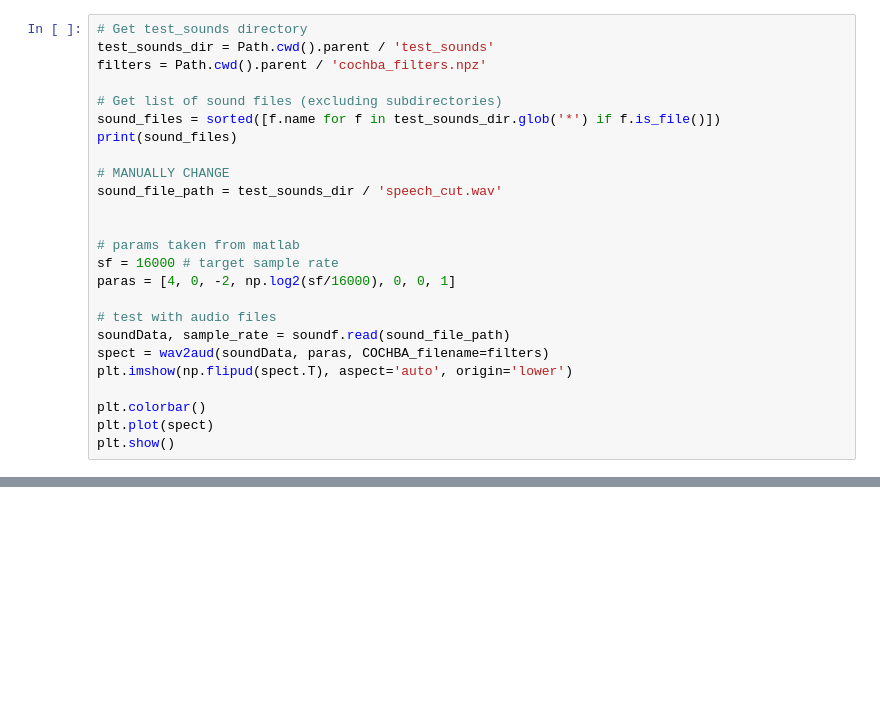
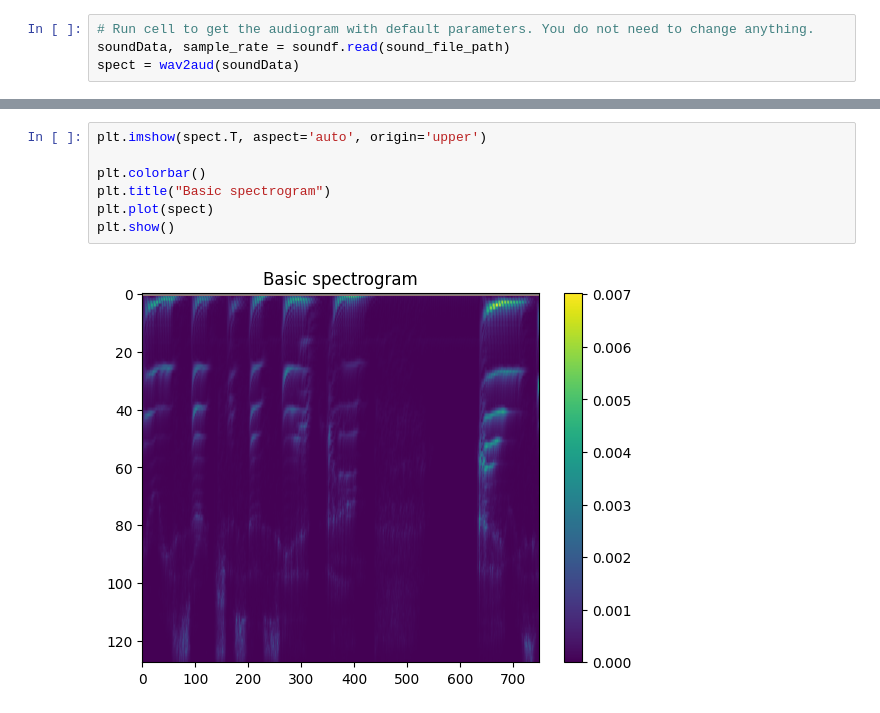
Before and after one commit to ninocapipoca/NSLAudioToolbox, a Jupyter notebook: tutorial1.ipynb, the cells around one changed output, grey strips where cells are left out. Saved outputs shown, nothing was run; the diff lists cells and outputs as text; blank space fills up the shorter version.

Commit message:
Updated structure of wav2aud code and paras

```diff
--- a/tutorial1.ipynb
+++ b/tutorial1.ipynb
@@ -11,26 +62,5 @@ from pathlib import Path
 # %%
-# Get test_sounds directory
-test_sounds_dir = Path.cwd().parent / 'test_sounds'
-filters = Path.cwd().parent / 'cochba_filters.npz'
-
-# Get list of sound files (excluding subdirectories)
-sound_files = sorted([f.name for f in test_sounds_dir.glob('*') if f.is_file()])
-print(sound_files)
-
-# MANUALLY CHANGE
-sound_file_path = test_sounds_dir / 'speech_cut.wav'
-
-
-# params taken from matlab
-sf = 16000 # target sample rate
-paras = [4, 0, -2, np.log2(sf/16000), 0, 0, 1]
-
-# test with audio files
+# Run cell to get the audiogram with default parameters. You do not need to change anything.
 soundData, sample_rate = soundf.read(sound_file_path)
-spect = wav2aud(soundData, paras, COCHBA_filename=filters)
-plt.imshow(np.flipud(spect.T), aspect='auto', origin='lower')
-
-plt.colorbar()
-plt.plot(spect)
-plt.show()
+spect = wav2aud(soundData)
 # %% [output]
@@ -54,0 +93,9 @@ processing channel 1
+# %%
+plt.imshow(spect.T, aspect='auto', origin='upper')
+
+plt.colorbar()
+plt.title("Basic spectrogram")
+plt.plot(spect)
+plt.show()
+# %% [output]
+[figure, added]
```
Also changed, not shown: parts of 8 cells of this notebook, 2 other files.
